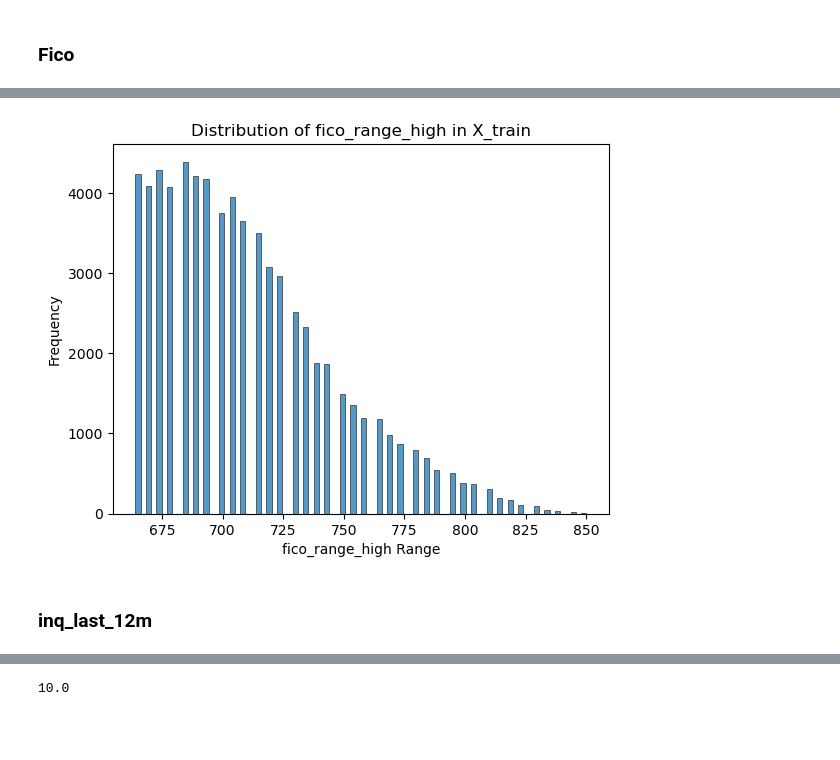
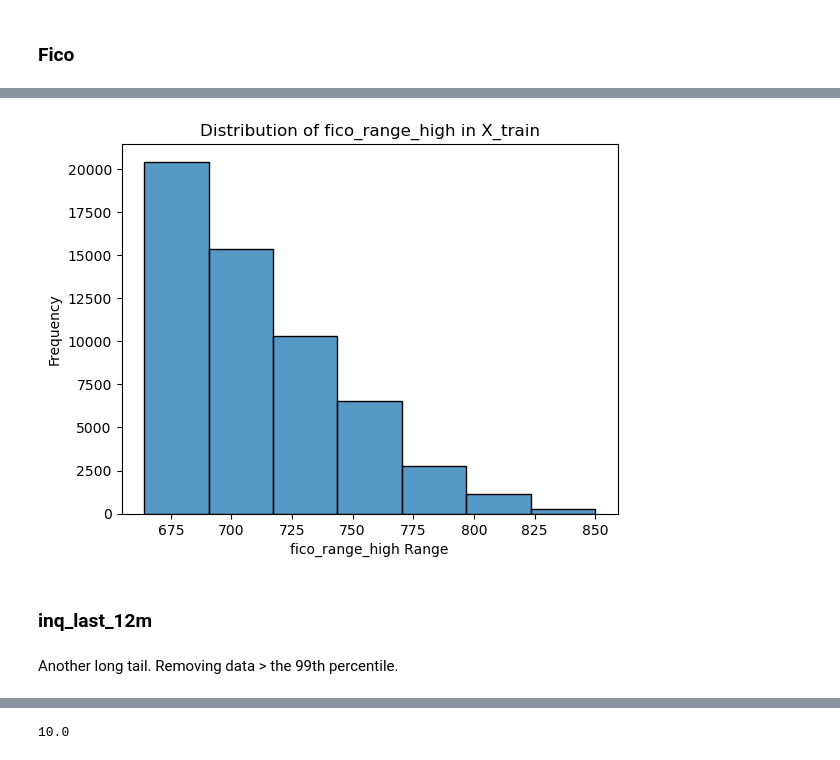
Before and after one commit to mjohnsonsea/lendingclubpy, a Jupyter notebook: notebooks/project_2.ipynb, the cells around one changed output, grey strips where cells are left out. Drawn from its saved outputs; the diff is of its cells as text; code cells hidden in the pictures; blank space fills up the shorter version.

```diff
--- a/notebooks/project_2.ipynb
+++ b/notebooks/project_2.ipynb
@@ -63,10 +105,16 @@ memory usage: 18.3+ MB
 # %% [markdown]
 ## Train / Test Split
 # %%
-# Create Train / Test Split
-X = df.drop(columns = ['int_rate']) # Features
-y = df['int_rate'] # Target variable
+# Define features / target
+X = df_encoded.drop(columns = ['int_rate']) # Features
+y = df_encoded['int_rate'] # Target variable
 
-X_train, X_test, y_train, y_test = train_test_split(X, y,
-                                                    test_size = 0.25, # Reserve 25% of data for testing
-                                                    random_state = 206) # Set random state for reproducibility
+# Hold back 25% for the test set
+X_temp, X_test, y_temp, y_test = train_test_split(X, y,
+                                                  test_size=0.25, # 25 % of TOTAL data
+                                                  random_state=206)
+
+# Split the remaining 75% into train and dev
+X_train, X_dev, y_train, y_dev = train_test_split(X_temp, y_temp,
+                                                  test_size=0.20, # 20 % of what's left... 15 % overall
+                                                  random_state=206)
@@ -191,13 +256,17 @@ X_train['emp_length_num'] = pd.Categorical(X_train['emp_length'],
                                            categories = emp_length_order,
                                            ordered = True).codes
 
+X_dev['emp_length_num'] = pd.Categorical(X_dev['emp_length'],
+                                           categories = emp_length_order,
+                                           ordered = True).codes
+
 X_test['emp_length_num'] = pd.Categorical(X_test['emp_length'],
                                           categories = emp_length_order,
                                           ordered = True).codes
 
 # -1 = NaN/missing -> replace with actual NaN
 X_train.loc[X_train['emp_length_num'] == -1, 'emp_length_num'] = np.nan
-
+X_dev.loc[X_dev['emp_length_num'] == -1, 'emp_length_num'] = np.nan
 X_test.loc[X_test['emp_length_num'] == -1, 'emp_length_num'] = np.nan
 # %%
 # Drop emp_length
@@ -523,15 +619,15 @@ plt.show()
 # %%
 # Data preview suggest there's a consistent difference between the high and low score. Let's verify.
-sns.histplot(X_train['fico_range_high'])
+sns.histplot(X_train['fico_range_high'], binwidth = 25)
 
 # Add labels and title
 plt.title('Distribution of fico_range_high in X_train')
 plt.xlabel('fico_range_high Range')
 plt.ylabel('Frequency')
 
 plt.show()
 # %% [output]
-[figure, old version]
+[figure, new version]
 # %%
 # It's all 4. Dropping the low column
 X_train = X_train.drop(columns = ['fico_range_low'])
@@ -538,6 +635,8 @@ X_train = X_train.drop(columns = ['fico_range_low'])
 X_test = X_test.drop(columns = ['fico_range_low'])
 # %% [markdown]
 ### inq_last_12m
+# %% [markdown]
+Another long tail. Removing data > the 99th percentile.
 # %%
 # Visualize distribution of inq_last_12m
 sns.histplot(X_train['inq_last_12m'], binwidth = 1)
```
Also changed, not shown: parts of 68 cells of this notebook.
